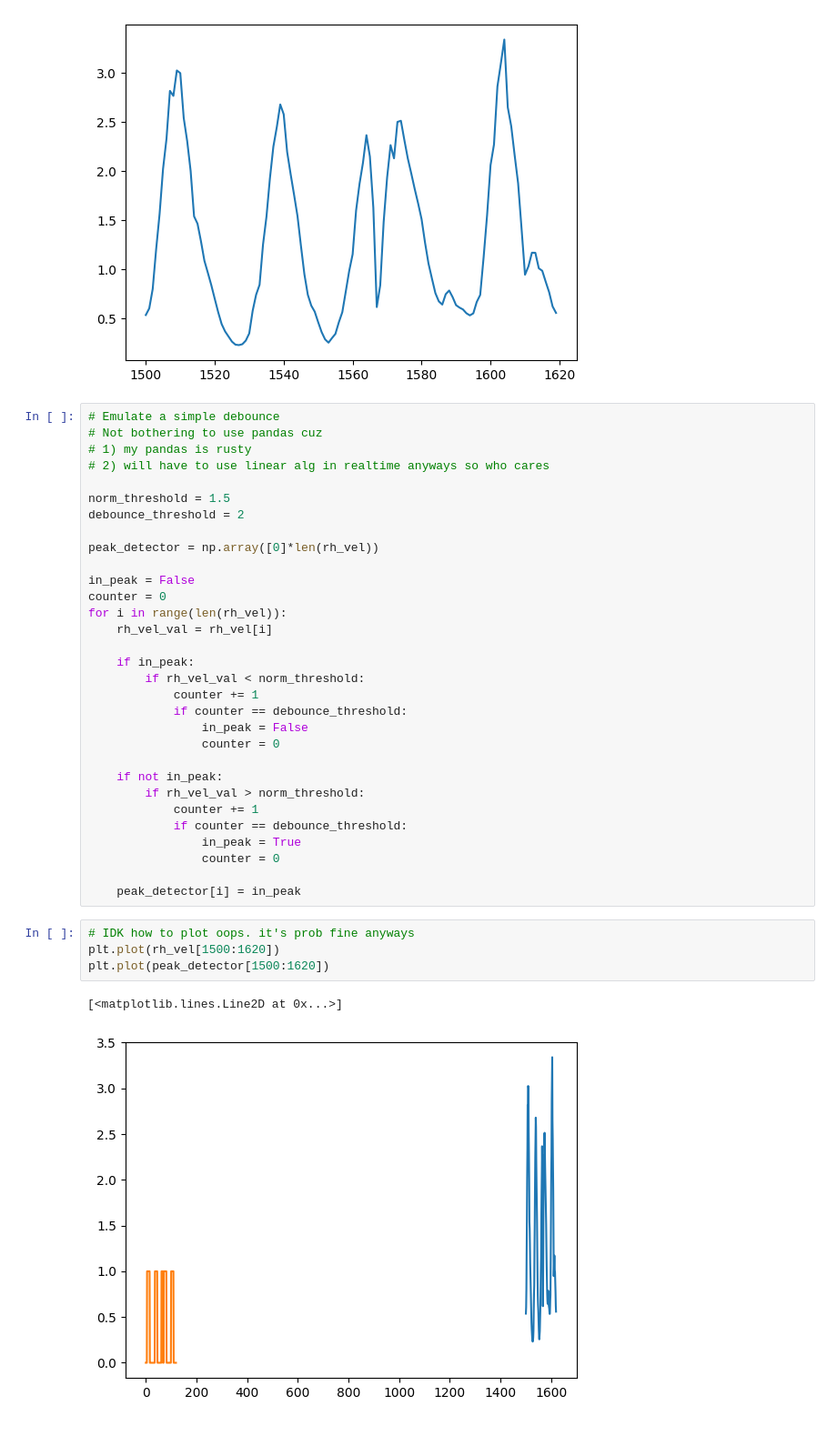
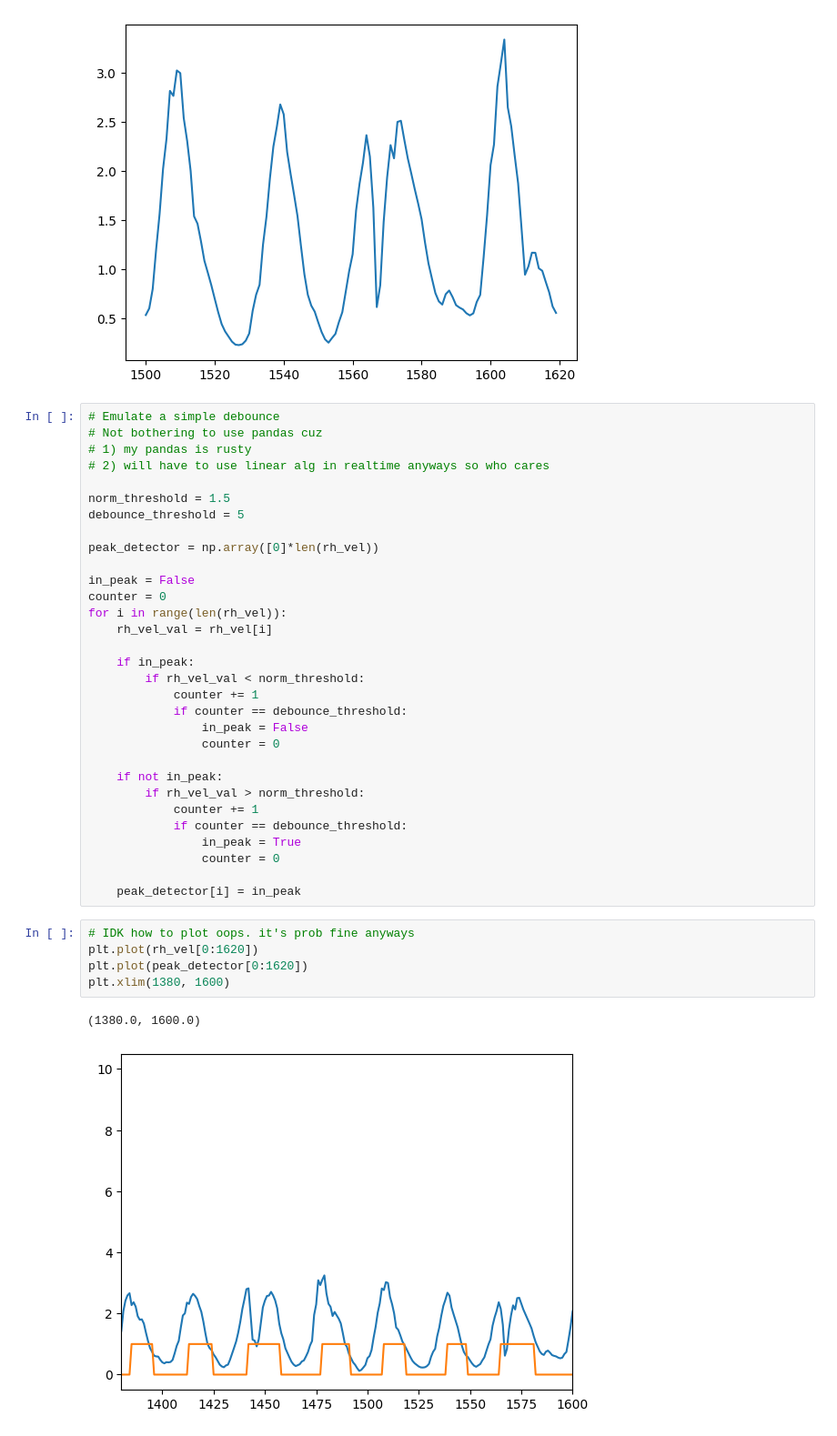
Before and after one commit to n8kim1/vrc, a Jupyter notebook: Data/analysis.ipynb, the cells around one changed output. Shown at 91% size. Saved outputs shown, nothing was run; the diff lists cells and outputs as text.

```diff
--- a/Data/analysis.ipynb
+++ b/Data/analysis.ipynb
@@ -28,7 +28,7 @@ plt.plot(rh_vel[1500:1620])
 # 2) will have to use linear alg in realtime anyways so who cares
 
 norm_threshold = 1.5
-debounce_threshold = 2
+debounce_threshold = 5
 
 peak_detector = np.array([0]*len(rh_vel))
 
@@ -54,8 +54,9 @@ for i in range(len(rh_vel)):
     peak_detector[i] = in_peak
 # %%
 # IDK how to plot oops. it's prob fine anyways
-plt.plot(rh_vel[1500:1620])
-plt.plot(peak_detector[1500:1620])
+plt.plot(rh_vel[0:1620])
+plt.plot(peak_detector[0:1620])
+plt.xlim(1380, 1600)
 # %% [output]
-[<matplotlib.lines.Line2D at 0x...>]
+(1380.0, 1600.0)
-[figure, old version]
+[figure, new version]
```
